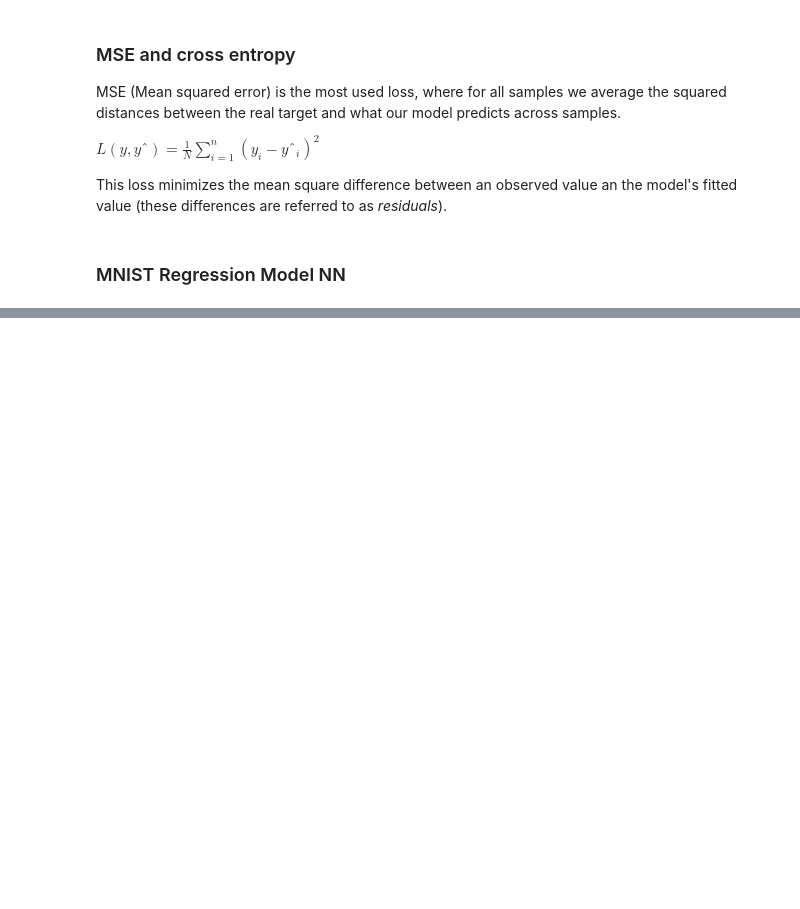
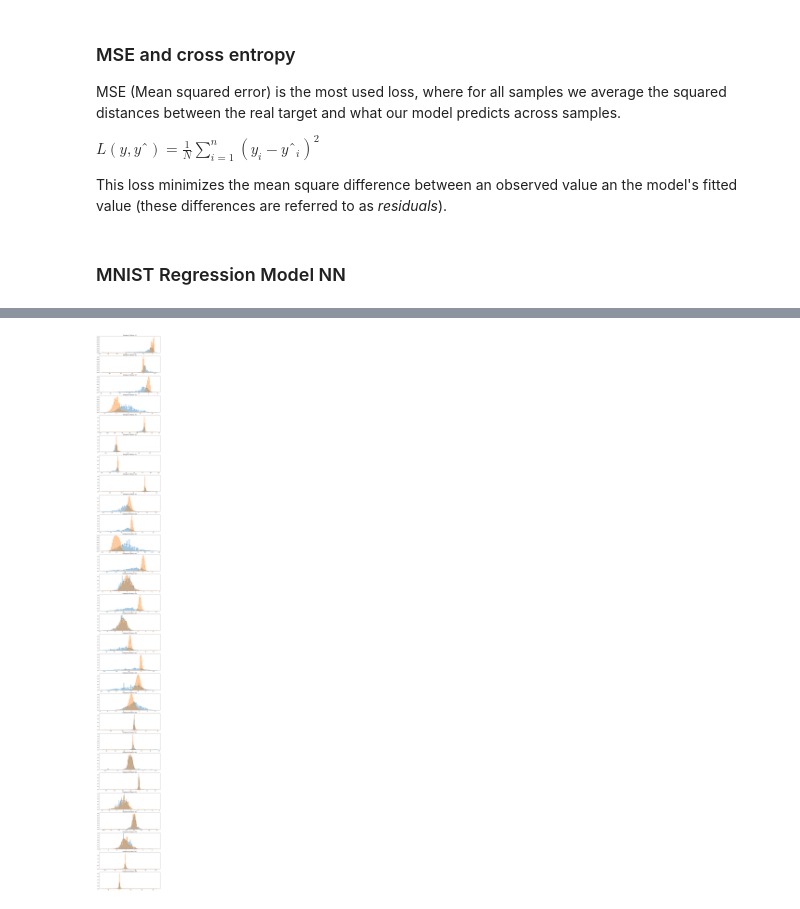
Before and after one commit to vinalyan/Data-Science, a Jupyter notebook: Machine_learning/Tensorflow/Understanding Tensorflow.ipynb, the cells around one changed output, grey strips where cells are left out. Saved outputs shown, nothing was run; the diff lists cells and outputs as text; code cells hidden in the pictures; blank space fills up the shorter version.

```diff
--- a/Machine_learning/Tensorflow/Understanding Tensorflow.ipynb
+++ b/Machine_learning/Tensorflow/Understanding Tensorflow.ipynb
@@ -528,0 +693,2 @@ Test Accuracy: 0.9182
+# %%
+df = pd.read_csv("../../Datasets/credit_fraud_det/creditcard.csv")
@@ -528,0 +729,15 @@ Test Accuracy: 0.9182
+# %%
+#Select only the anonymized features.
+v_features = df.iloc[:,1:29].columns
+# %%
+plt.figure(figsize=(12,28*4))
+gs = gridspec.GridSpec(28, 1)
+for i, cn in enumerate(df[v_features]):
+    ax = plt.subplot(gs[i])
+    sns.distplot(df[cn][df.Class == 1], bins=50)
+    sns.distplot(df[cn][df.Class == 0], bins=50)
+    ax.set_xlabel('')
+    ax.set_title('histogram of feature: ' + str(cn))
+plt.show()
+# %% [output]
+[figure, added]
```
Also changed, not shown: parts of 38 cells of this notebook.
